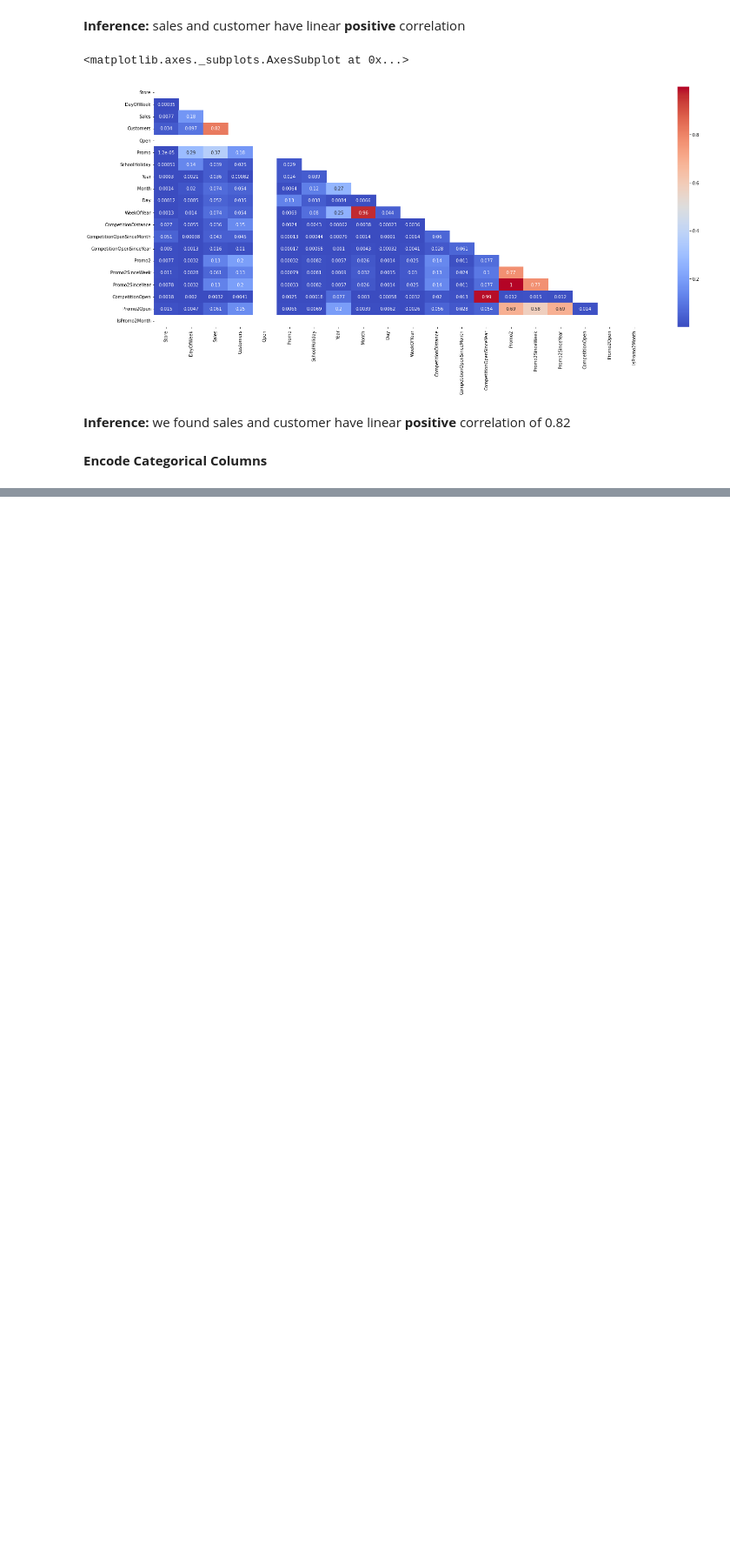
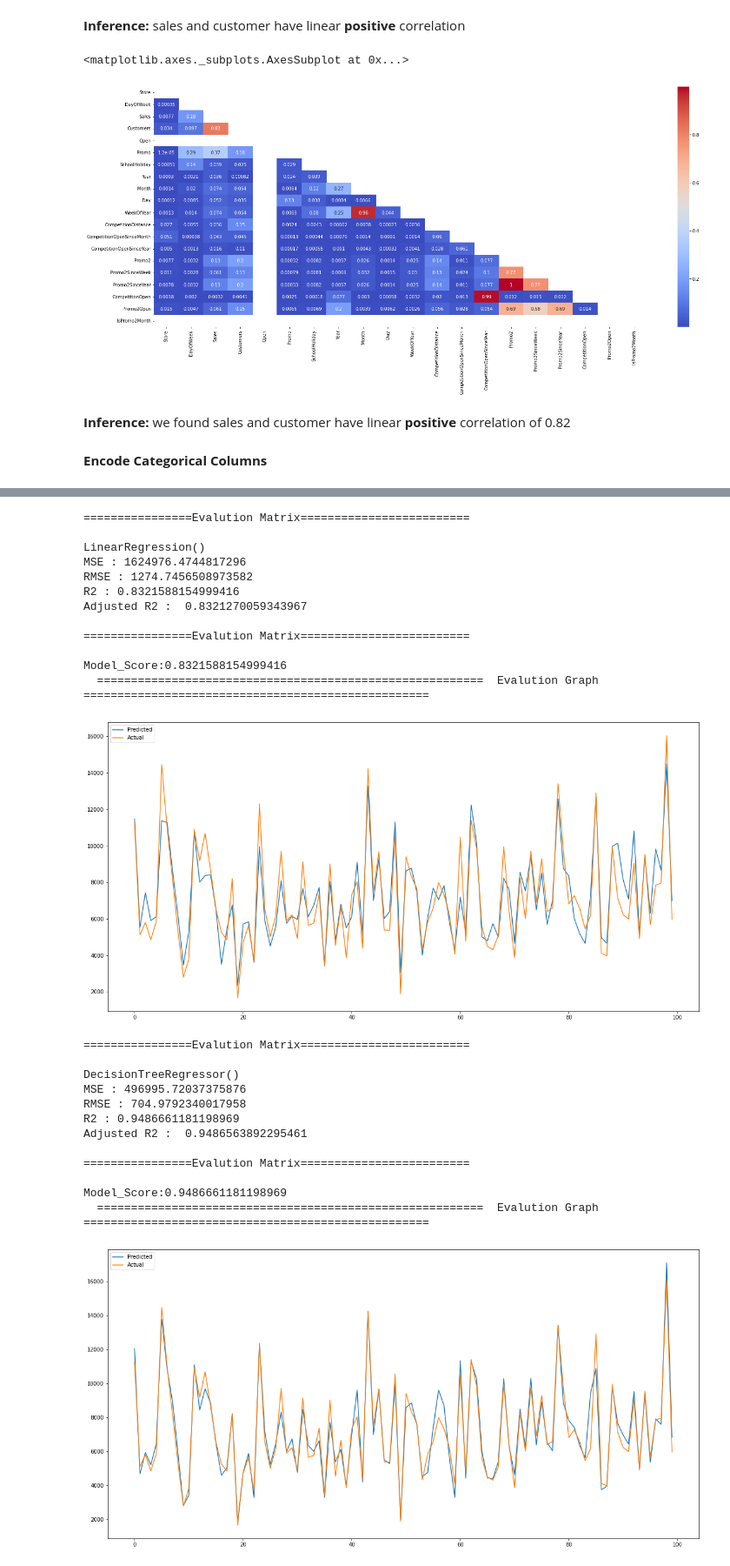
Before and after one commit to vak1997/Rossmann-Sales-Prediction, a Jupyter notebook: Rossmann_Sales_Prediction_Capstone_Project_2.ipynb, the cells around one changed output, grey strips where cells are left out. Shown at 87% size. Saved outputs shown, nothing was run; the diff lists cells and outputs as text; code cells hidden in the pictures; blank space fills up the shorter version.

Commit message:
Model Selection and Evaluation

```diff
--- a/Rossmann_Sales_Prediction_Capstone_Project_2.ipynb
+++ b/Rossmann_Sales_Prediction_Capstone_Project_2.ipynb
@@ -580,0 +589,6 @@ for i in cat_col:
+# %%
+#creating list of matrix to store the evaluation matrix of all model
+mean_sq_error=[]
+root_mean_sq_error=[]
+r2_list=[]
+adj_r2_list=[]
@@ -580,0 +645,4 @@ for i in cat_col:
+# %%
+from sklearn.model_selection import train_test_split
+# splitting the model
+X_train, X_test, Y_train, Y_test = train_test_split(x, y, test_size=0.20, random_state=1, shuffle=True)
@@ -580,0 +696,41 @@ for i in cat_col:
+# %%
+#storing various models
+models = []
+models.append(('LR', LinearRegression()))
+models.append(('CART', DecisionTreeRegressor()))
+models.append(('RF', RandomForestRegressor()))
+models.append(('GB', GradientBoostingRegressor()))
+models.append(('XG',XGBRegressor(random_state=42, n_jobs=-1)))
+models.append(('CAT',CatBoostRegressor()))
+models.append(('LGB',LGBMRegressor()))
+# %%
+# training various model and choosing the good model
+for name, model in models:
+    train_linear_model(model,X_train,Y_train,X_test,Y_test)
+# %% [output]
+================Evalution Matrix=========================
+
+LinearRegression()
+MSE : 1624976.4744817296
+RMSE : 1274.7456508973582
+R2 : 0.8321588154999416
+Adjusted R2 :  0.8321270059343967
+
+================Evalution Matrix=========================
+
+Model_Score:0.8321588154999416
+  =========================================================  Evalution Graph  ===================================================
+[figure, added]
+================Evalution Matrix=========================
+
+DecisionTreeRegressor()
+MSE : 496995.72037375876
+RMSE : 704.9792340017958
+R2 : 0.9486661181198969
+Adjusted R2 :  0.9486563892295461
+
+================Evalution Matrix=========================
+
+Model_Score:0.9486661181198969
+  =========================================================  Evalution Graph  ===================================================
+[figure, added]
```
Also changed, not shown: parts of 9 cells of this notebook.
